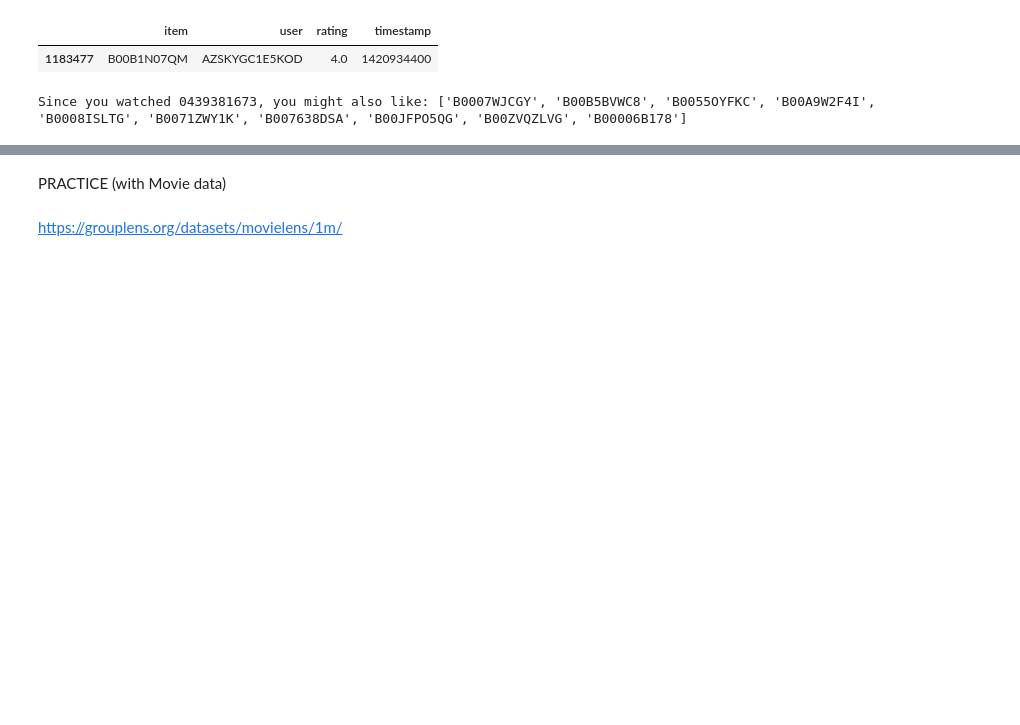
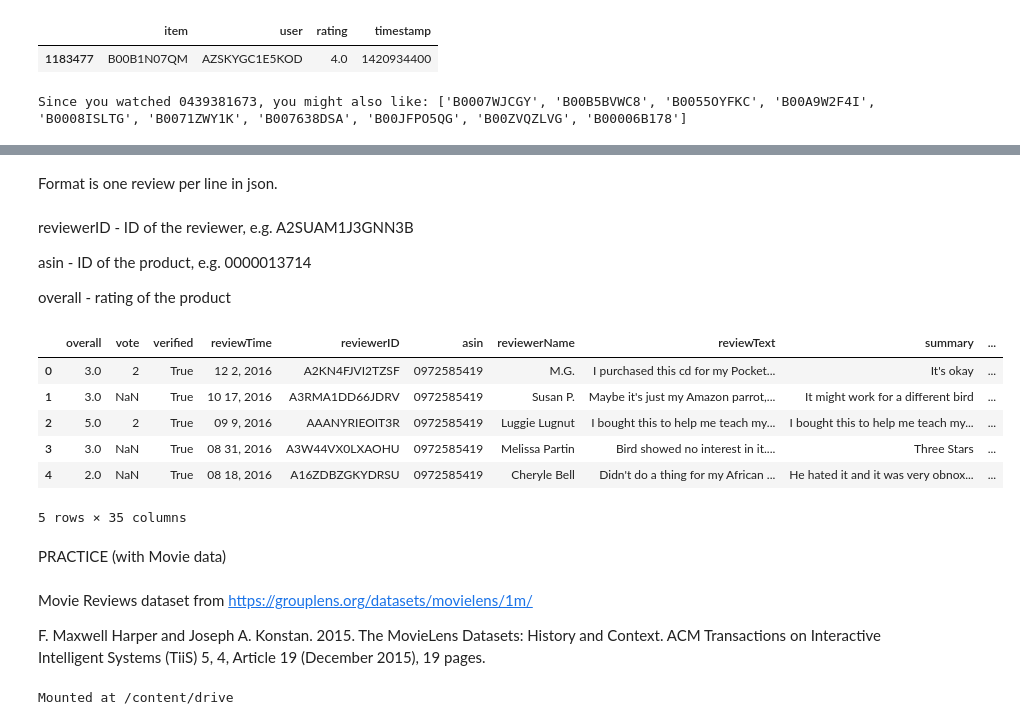
Before and after one commit to DrStephPowers/BIA, a Jupyter notebook: Ch8_KNN_Use_Case.ipynb, the cells around one changed output, grey strips where cells are left out. Saved outputs shown, nothing was run; the diff lists cells and outputs as text; code cells hidden in the pictures; blank space fills up the shorter version.

```diff
--- a/Ch8_KNN_Use_Case.ipynb
+++ b/Ch8_KNN_Use_Case.ipynb
@@ -296,0 +301,8 @@ Since you watched 0439381673, you might also like: ['B0007WJCGY', 'B00B5BVWC8',
+# %% [markdown]
+Format is one review per line in json.
+# %% [markdown]
+reviewerID - ID of the reviewer, e.g. A2SUAM1J3GNN3B
+
+asin - ID of the product, e.g. 0000013714
+
+overall - rating of the product
@@ -297,4 +311,27 @@ Since you watched 0439381673, you might also like: ['B0007WJCGY', 'B00B5BVWC8',
+# %%
+data = []
+for line in open('/content/drive/MyDrive/BI BA Handbook/Chapter 8/Pet_Supplies_5.json', 'r'):
+    data.append(json.loads(line))
+# %%
+pet = pd.json_normalize(data)
+# %%
+pet.head()
+# %% [output]
+|  | overall | vote | verified | reviewTime | reviewerID | asin | reviewerName | reviewText | summary | ... |
+| 0 | 3.0 | 2 | True | 12 2, 2016 | A2KN4FJVI2TZSF | 0972585419 | M.G. | I purchased this cd for my Pocket... | It's okay | ... |
+| 1 | 3.0 | NaN | True | 10 17, 2016 | A3RMA1DD66JDRV | 0972585419 | Susan P. | Maybe it's just my Amazon parrot,... | It might work for a different bird | ... |
+| 2 | 5.0 | 2 | True | 09 9, 2016 | AAANYRIEOIT3R | 0972585419 | Luggie Lugnut | I bought this to help me teach my... | I bought this to help me teach my... | ... |
+| 3 | 3.0 | NaN | True | 08 31, 2016 | A3W44VX0LXAOHU | 0972585419 | Melissa Partin | Bird showed no interest in it.... | Three Stars | ... |
+| 4 | 2.0 | NaN | True | 08 18, 2016 | A16ZDBZGKYDRSU | 0972585419 | Cheryle Bell | Didn't do a thing for my African ... | He hated it and it was very obnox... | ... |
+5 rows × 35 columns
 # %% [markdown]
 PRACTICE (with Movie data)
-# %% [markdown]
-https://grouplens.org/datasets/movielens/1m/
+# %% [markdown]
+Movie Reviews dataset from https://grouplens.org/datasets/movielens/1m/
+
+F. Maxwell Harper and Joseph A. Konstan. 2015. The MovieLens Datasets: History and Context. ACM Transactions on Interactive Intelligent Systems (TiiS) 5, 4, Article 19 (December 2015), 19 pages.
+# %%
+from google.colab import drive
+drive.mount('/content/drive')
+# %% [output]
+Mounted at /content/drive
```
Also changed, not shown: parts of 9 cells of this notebook.
